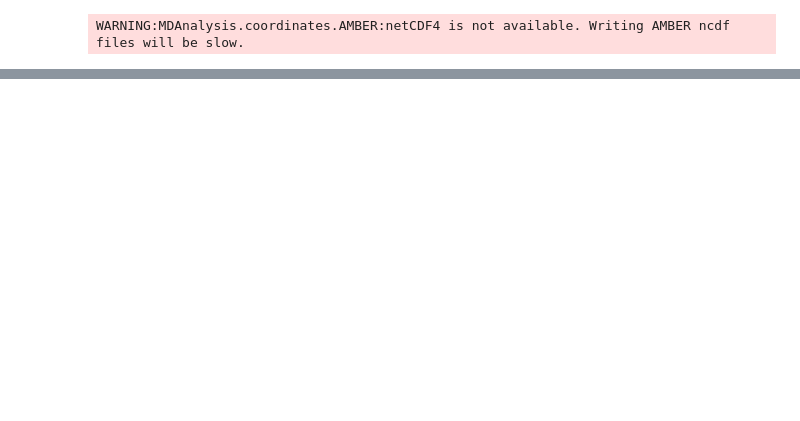
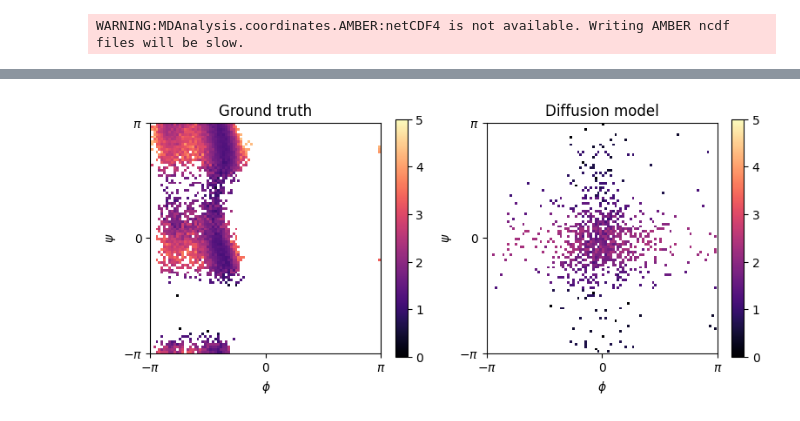
Before and after one commit to hodakamori/torch-tutorial, a Jupyter notebook: diffusion_two_for_one/train.ipynb, the cells around one changed output, grey strips where cells are left out. Saved outputs shown, nothing was run; the diff lists cells and outputs as text; code cells hidden in the pictures; blank space fills up the shorter version.

```diff
--- a/diffusion_two_for_one/train.ipynb
+++ b/diffusion_two_for_one/train.ipynb
@@ -88,0 +230,33 @@ for epoch in range(MAX_EPOCHS):
+# %%
+import matplotlib.pyplot as plt
+import numpy as np
+import math
+import MDAnalysis as mda
+from MDAnalysis.analysis.dihedrals import Dihedral
+
+temp = 300
+k = 1.99  # cal/(K・mol)
+fig = plt.figure(figsize=(8,4))
+for i, (topology_path, traj_path) in enumerate(zip(["./ala2_cg.pdb", "./cg_diffusion.pdb"], ["./ala2_cg.xtc", "./cg_diffusion.xtc"])):
+  ax = fig.add_subplot(1, 2, i+1)
+  u = mda.Universe(topology_path, traj_path)
+  R = Dihedral([u.select_atoms("index 0-3"), u.select_atoms("index 1-4")]).run()
+  H, xedges, yedges = np.histogram2d(R.angles[:, 0], R.angles[:, 1], bins=(90, 90))
+  X, Y = np.meshgrid(np.deg2rad(xedges), np.deg2rad(yedges))
+  hist = ax.pcolormesh(X, Y, -1*k * temp * np.log(H / sum(H)).T / 1000, cmap="magma", vmin=0, vmax=5)
+  ax.set_xlim(-np.pi, np.pi)
+  ax.set_ylim(-np.pi, np.pi)
+  ax.set_xlabel(r"$\phi$")
+  ax.set_ylabel(r"$\psi$")
+  ax.set_xticks([-math.pi, 0, math.pi], [r"$-\pi$", "0", r"$\pi$"])
+  ax.set_yticks([-math.pi, 0, math.pi], [r"$-\pi$", "0", r"$\pi$"])
+  ax.set_aspect("equal")
+  plt.colorbar(hist, ax=ax, shrink=0.75)
+  if i == 0:
+    ax.set_title("Ground truth")
+  elif i == 1:
+    ax.set_title("Diffusion model")
+
+plt.tight_layout()
+# %% [output]
+[figure, added]
```
Also changed, not shown: parts of 12 cells of this notebook, 8 other files.
